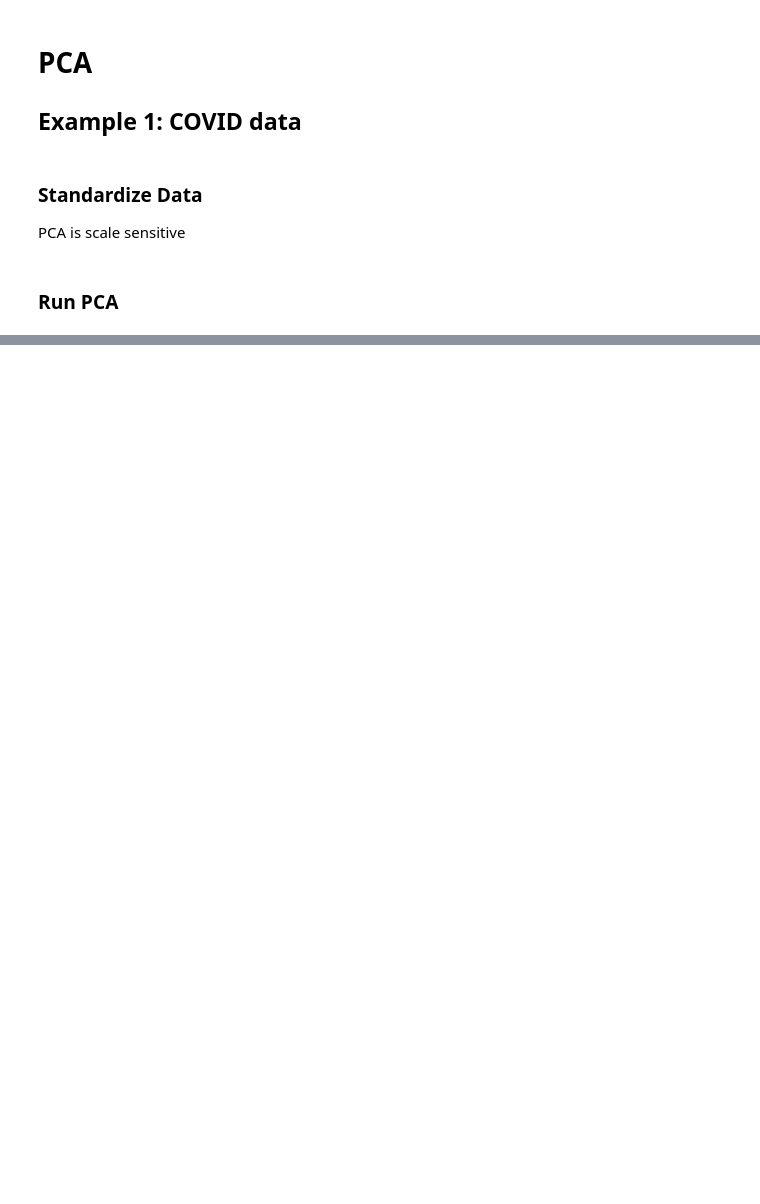
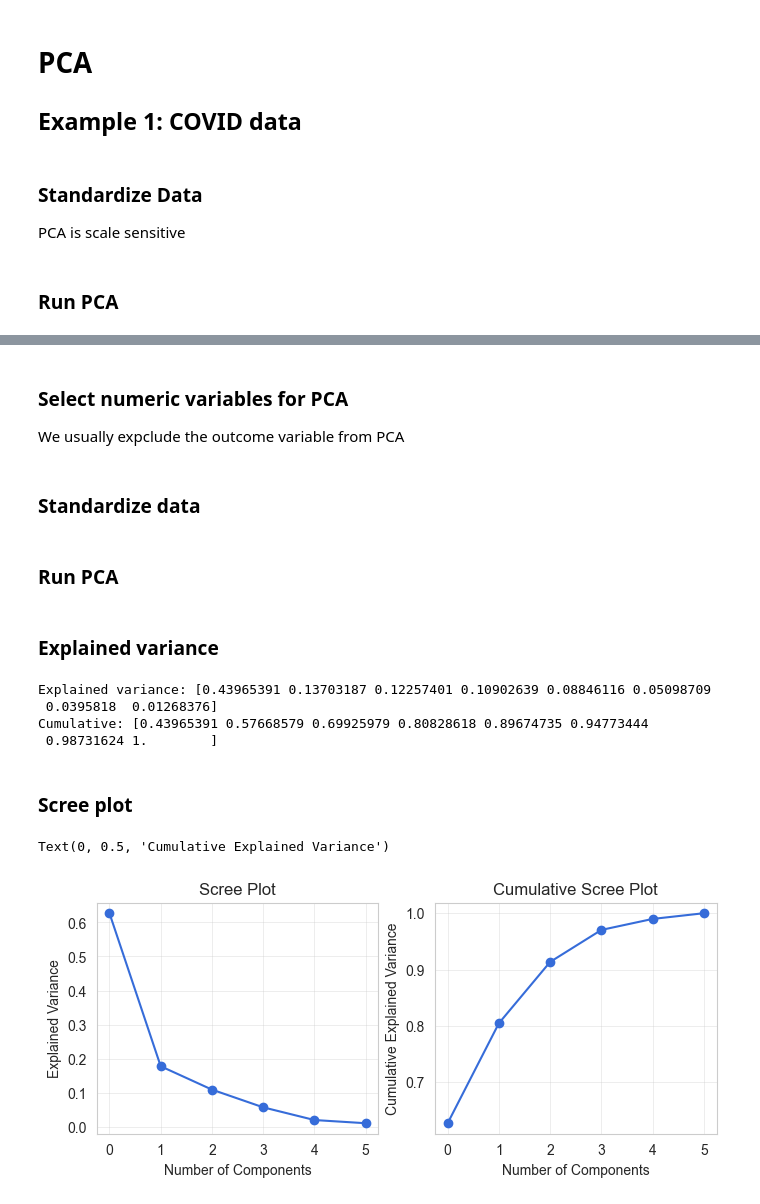
Before and after one commit to jieshu-wang-SBU/EST389_371_2026_spring, a Jupyter notebook: lectures/10-statistic_analysis_and_regression/10-08_PCA.ipynb, the cells around one changed output, grey strips where cells are left out. Drawn from its saved outputs; the diff is of its cells as text; code cells hidden in the pictures; blank space fills up the shorter version.

```diff
--- a/lectures/10-statistic_analysis_and_regression/10-08_PCA.ipynb
+++ b/lectures/10-statistic_analysis_and_regression/10-08_PCA.ipynb
@@ -53,0 +183,3 @@ plt.show()
+# %% [markdown]
+### Select numeric variables for PCA
+We usually expclude the outcome variable from PCA
@@ -53,0 +194,2 @@ plt.show()
+# %% [markdown]
+### Standardize data
@@ -53,0 +201,2 @@ plt.show()
+# %% [markdown]
+### Run PCA
@@ -53,0 +208,32 @@ plt.show()
+# %% [markdown]
+### Explained variance
+# %%
+explained = pca.explained_variance_ratio_
+
+print("Explained variance:", explained)
+print("Cumulative:", np.cumsum(explained))
+# %% [output]
+Explained variance: [0.43965391 0.13703187 0.12257401 0.10902639 0.08846116 0.05098709
+ 0.0395818  0.01268376]
+Cumulative: [0.43965391 0.57668579 0.69925979 0.80828618 0.89674735 0.94773444
+ 0.98731624 1.        ]
+# %% [markdown]
+### Scree plot
+# %%
+
+sns.set_style('whitegrid')
+fig, axes = plt.subplots(nrows=1, ncols=2, figsize=(8, 3))
+
+axes.flat[0].plot(explained_variance, marker='o')
+axes.flat[0].set_title("Scree Plot")
+axes.flat[1].plot(np.cumsum(explained_variance), marker='o')
+axes.flat[1].set_title("Cumulative Scree Plot")
+
+for ax in axes.flat:
+    ax.set_xlabel("Number of Components")
+
+axes.flat[0].set_ylabel("Explained Variance")
+axes.flat[1].set_ylabel("Cumulative Explained Variance")
+# %% [output]
+Text(0, 0.5, 'Cumulative Explained Variance')
+[figure, added]
```
Also changed, not shown: parts of 25 cells of this notebook.
